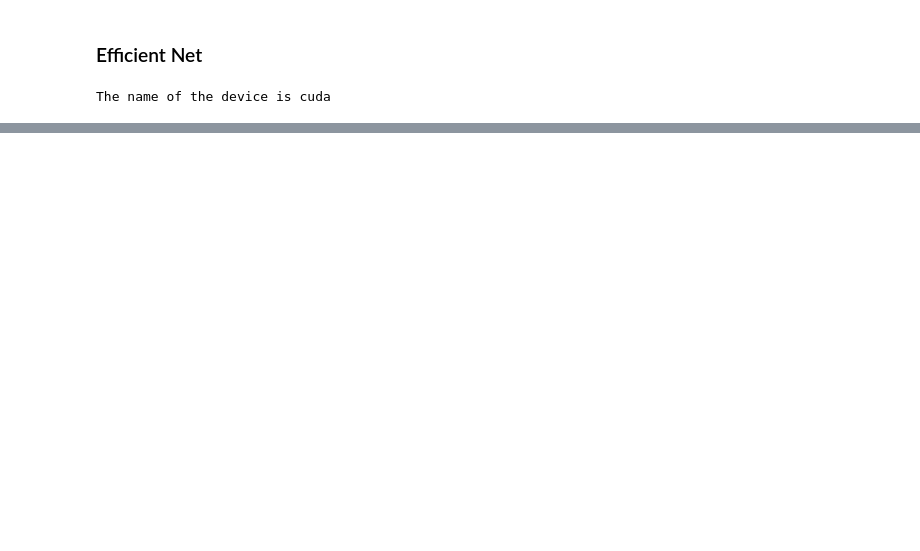
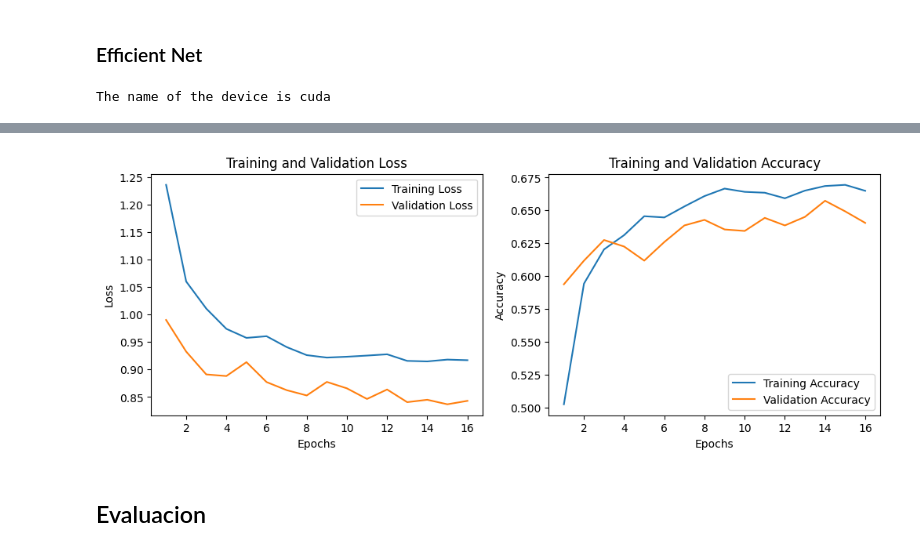
Before and after one commit to sosacode20/derma-deep-learning, a Jupyter notebook: efficient_net_training.ipynb, the cells around one changed output, grey strips where cells are left out. Cells and saved outputs as stored; diff of their text form; code cells hidden in the pictures; blank space fills up the shorter version.

```diff
--- a/efficient_net_training.ipynb
+++ b/efficient_net_training.ipynb
@@ -286,7 +267,7 @@ def train_epochs(
 ### Efficient Net
 # %%
 
-model, loss, optimizer = get_efficient_net_b2(num_classes=4, dropout_rate=0.5, learning_rate=1e-4)
+model, loss, optimizer = get_efficient_net_b2(num_classes=4, dropout_rate=0.4, learning_rate=1e-4)
 
 train_transformation, validation_transform = get_efficient_net_b2_transformations()
 # %% [output]
@@ -322,7 +303,7 @@ train_losses, train_accuracies, val_losses, val_accuracies = train_epochs(
     val_dl=val_dl,
     epochs=16,
     save_every_epoch=3,
-    save_path=Path("./saved_models/efficient_net"),
+    save_path=Path("./saved_models/efficient_net_dropout_0.4"),
 )
 # %% [output]
 Training Loss: 1.2362
@@ -335,0 +334,37 @@ Validation Accuracy: 0.6117
+# %%
+# Now lets plot the training and validation losses
+import matplotlib.pyplot as plt
+
+def plot_training_results(train_losses, train_accuracies, val_losses, val_accuracies):
+    length = len(train_losses)
+    epochs_range = range(1, length + 1)
+    plt.figure(figsize=(12, 4))
+
+    plt.subplot(1, 2, 1)
+    plt.plot(epochs_range, train_losses, label='Training Loss')
+    plt.plot(epochs_range, val_losses, label='Validation Loss')
+    plt.xlabel('Epochs')
+    plt.ylabel('Loss')
+    plt.legend(loc='upper right')
+    plt.title('Training and Validation Loss')
+
+    plt.subplot(1, 2, 2)
+    plt.plot(epochs_range, train_accuracies, label='Training Accuracy')
+    plt.plot(epochs_range, val_accuracies, label='Validation Accuracy')
+    plt.xlabel('Epochs')
+    plt.ylabel('Accuracy')
+    plt.legend(loc='lower right')
+    plt.title('Training and Validation Accuracy')
+
+    plt.show()
+# %%
+plot_training_results(
+    train_losses=train_losses,
+    train_accuracies=train_accuracies,
+    val_losses=val_losses,
+    val_accuracies=val_accuracies,
+)
+# %% [output]
+[figure, added]
+# %% [markdown]
+## Evaluacion
```
Also changed, not shown: parts of 12 cells of this notebook, 13 other files.
